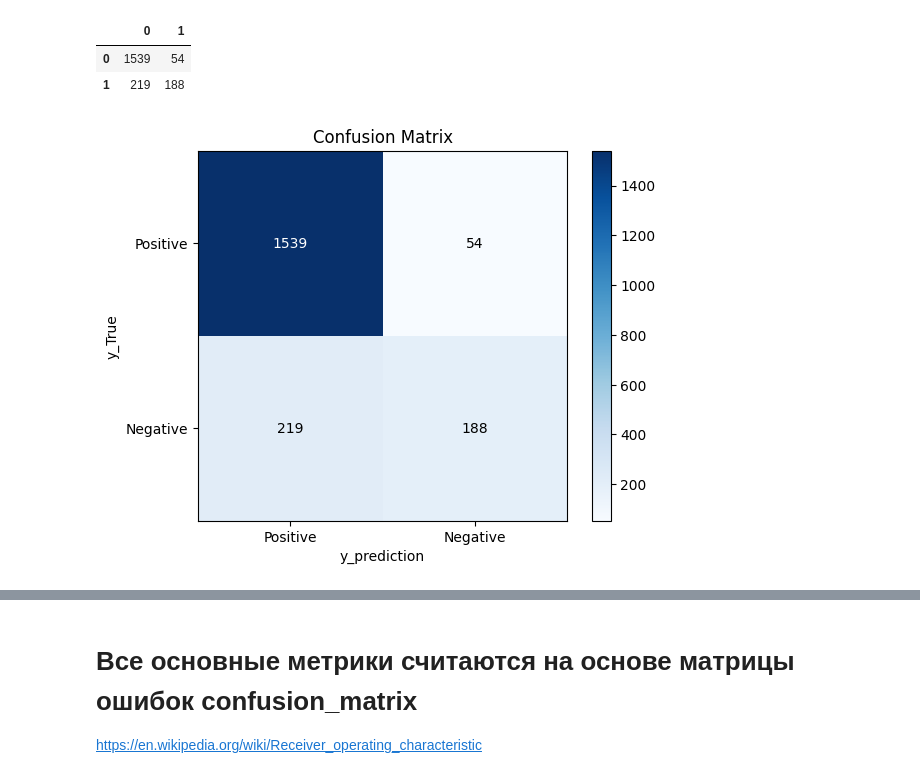
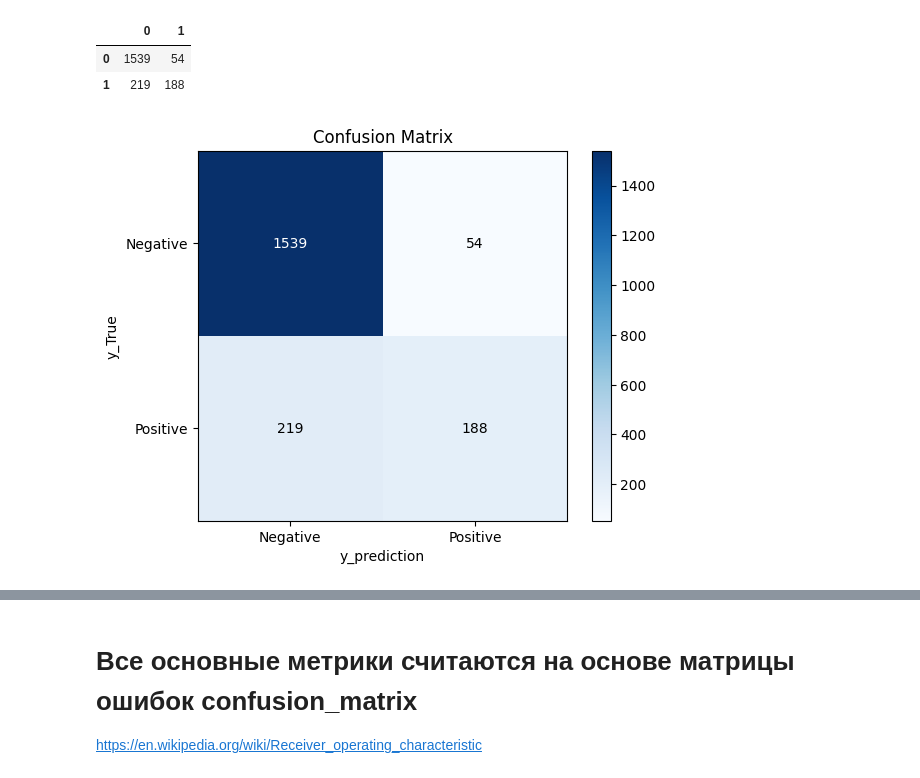
Before and after one commit to kroninam/My_Notes_Base_DS, a Jupyter notebook: 004_Classification_Meterics/001_Classification_Metrics_1.ipynb, the cells around one changed output, grey strips where cells are left out. Cells and saved outputs as stored; diff of their text form; code cells hidden in the pictures.

```diff
--- a/004_Classification_Meterics/001_Classification_Metrics_1.ipynb
+++ b/004_Classification_Meterics/001_Classification_Metrics_1.ipynb
@@ -252,8 +252,12 @@ valid_data = Pool(data=val[X],
 # %%
 # на тестовой выборке 'learning_rate': не задаем потому что не знаем какой он будет
 
+# 'eval_metric': 'AUC' - сразу показывает метрику AUC (bestTest = 0.8836600281) - о ней рассказано ниже
+# если коротко это площадь под графиком, наиболее частая метрика для оценки качества нашей модели.
+
 params_2 = {'verbose':100,
-         'random_seed': 42}
+            'eval_metric': 'AUC',
+            'random_seed': 42}
 # %%
 model_2 = CatBoostClassifier(**params_2)
 # %%
@@ -454,33 +460,33 @@ tn, fp, fn, tp = confusion_matrix(test['Exited'], test['y_pred']).ravel()
 # Создание матрицы ошибок
 confusion_matrix = np.array([[tn, fp], [fn, tp]])
 
 # Настройка осей
-classes = ['Positive', 'Negative']
+classes = ['Negative', 'Positive']
 ticks = np.arange(len(classes))
 
 # Создание графика
 plt.imshow(confusion_matrix, cmap='Blues')
 
 # Добавление текста к ячейкам
 thresh = confusion_matrix.max() / 2
 for i in range(confusion_matrix.shape[0]):
     for j in range(confusion_matrix.shape[1]):
         plt.text(j, i, format(confusion_matrix[i, j], 'd'),
                  ha="center", va="center",
                  color="white" if confusion_matrix[i, j] > thresh else "black")
 
 # Настройка осей и заголовка
 plt.xticks(ticks, classes)
 plt.yticks(ticks, classes)
 plt.xlabel('y_prediction')
 plt.ylabel('y_True')
 plt.title('Confusion Matrix')
 
 # Отображение цветовой шкалы
 plt.colorbar()
 
 # Показать график
 plt.show()
 # %% [output]
-[figure, old version]
+[figure, new version]
 # %%
```
Also changed, not shown: parts of 81 cells of this notebook, 5 other files.
